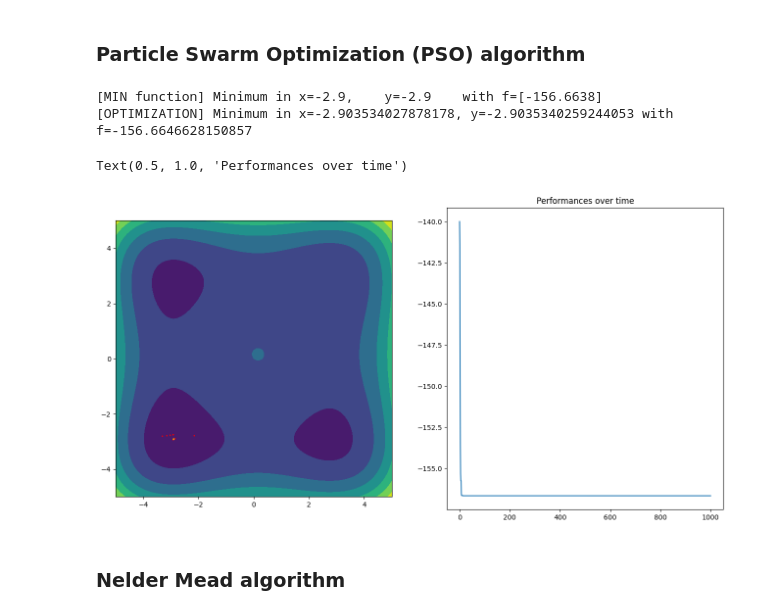
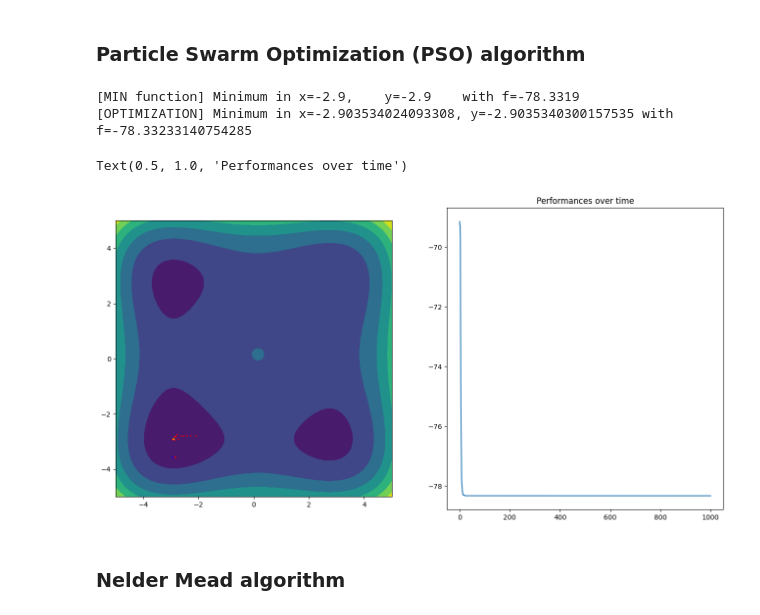
Before and after one commit to oselin/algorithm_development, a Jupyter notebook: main.ipynb, the cells around one changed output. Saved outputs shown, nothing was run; the diff lists cells and outputs as text; code cells hidden in the pictures.

```diff
--- a/main.ipynb
+++ b/main.ipynb
@@ -79,39 +81,40 @@ AttributeError: 'list' object has no attribute 'shape'
 # %% [markdown]
 ### Particle Swarm Optimization (PSO) algorithm
 # %%
-# Define the X and Y span
+# Define the X1 and X2 span
 X1 = np.linspace(-5, 5, 101)
 X2 = np.linspace(-5, 5, 101)
-points = np.array([[x1,x2] for x1 in X1 for x2 in X2]).reshape(-1,2)
+points = np.array([[x1,x2] for x1 in X1 for x2 in X2])
 
 # Compute the function
-Fx = StybliskiTang(points)
+Fx = StybliskiTang(points.T)
 
 # Find minimum and its coordinates
 idx  = np.argmin(Fx)
 Xmin = points[idx]
 
 # Run the optimization algorithm
 Xalg, Yalg = particle_swarm(StybliskiTang, low=-5, high=5)
 
 print(f"[MIN function] Minimum in x={Xmin[0]},    y={Xmin[1]}    with f={Fx[idx]}")
 print(f"[OPTIMIZATION] Minimum in x={Xalg[-1,0]}, y={Xalg[-1,1]} with f={Yalg[-1]}")
 
 fig, ax = plt.subplots(1, 2, figsize=(16,8))
 
 Fx = Fx.reshape(101,101)
 ax[0].contourf(X1,X2,Fx)
 ax[0].axis('scaled')
 ax[0].scatter(Xalg[:,0], Xalg[:,1], c="red", s=1)
 ax[0].scatter(Xalg[0,0], Xalg[0,1], c="blue",s=3)
 ax[0].scatter(Xalg[-1,0],Xalg[-1,1],c="orange",s=3)
 ax[1].plot(np.arange(0,len(Yalg)), Yalg)
 ax[1].set_title("Performances over time")
+plt.show()
 # %% [output]
-[MIN function] Minimum in x=-2.9,    y=-2.9    with f=[-156.6638]
-[OPTIMIZATION] Minimum in x=-2.903534027878178, y=-2.9035340259244053 with f=-156.6646628150857
+[MIN function] Minimum in x=-2.9,    y=-2.9    with f=-78.3319
+[OPTIMIZATION] Minimum in x=-2.903534024093308, y=-2.9035340300157535 with f=-78.33233140754285
 Text(0.5, 1.0, 'Performances over time')
-[figure, old version]
+[figure, new version]
 # %% [markdown]
 ### Nelder Mead algorithm
 # %%
```
Also changed, not shown: parts of 10 cells of this notebook, 17 other files.
